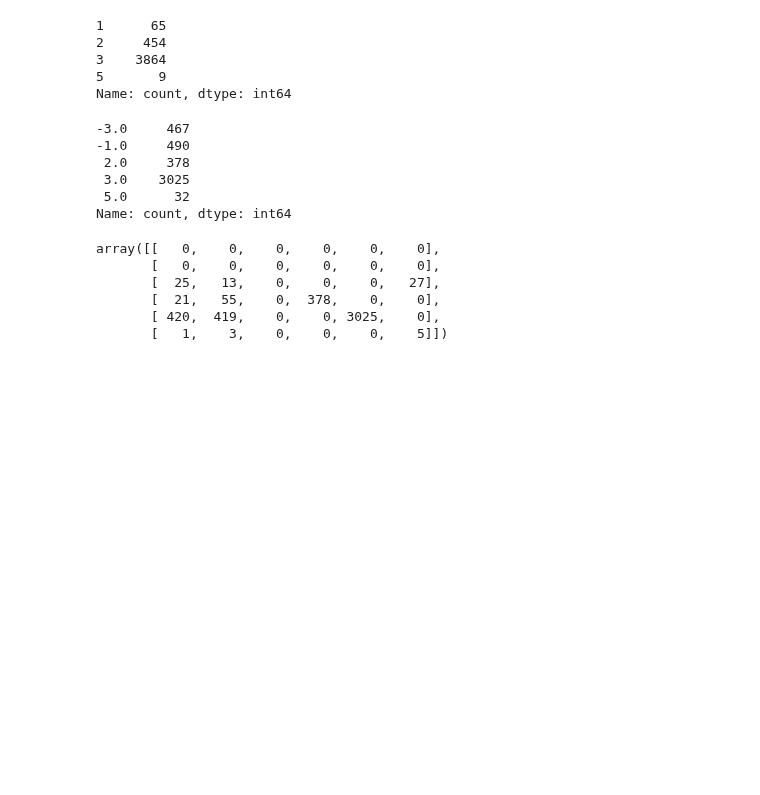
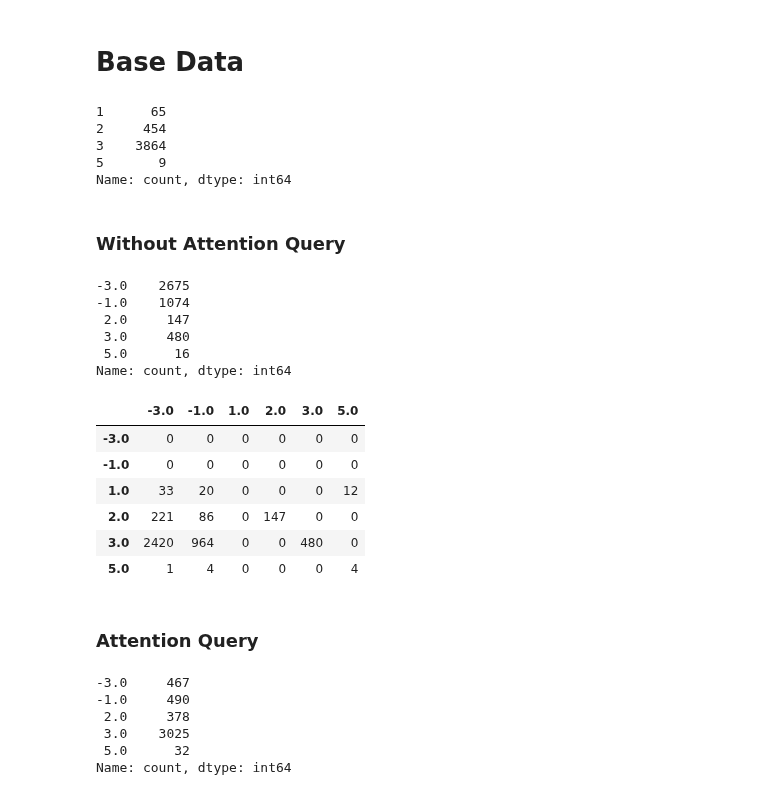
Before and after one commit to MartinStoev00/DeepCASE, a Jupyter notebook: attack.ipynb, the cells around one changed output. Drawn from its saved outputs; the diff is of its cells as text; code cells hidden in the pictures; blank space fills up the shorter version.

```diff
--- a/attack.ipynb
+++ b/attack.ipynb
@@ -372,4 +392,6 @@ def run_bim(context_to_process, events_to_process):
             states[2] += 1
     print(f"incorrect={states[0]} perturbed={states[1]} timeout={states[2]}")
     return to_cuda(torch.tensor(perturbed_collected_main)), to_cuda(torch.tensor(perturbed_indices_main))
+# %% [markdown]
+# Base Data
 # %%
@@ -380,22 +402,37 @@ pd.Series(labels_test.cpu()).value_counts().sort_index()
 3    3864
 5       9
 Name: count, dtype: int64
+# %% [markdown]
+### Without Attention Query
 # %%
 res_normal = interpret(context_test, events_test)
-pd.Series(res_normal).value_counts().sort_index()
+format_series(res_normal)
 # %% [output]
--3.0     467
--1.0     490
- 2.0     378
- 3.0    3025
- 5.0      32
+-3.0    2675
+-1.0    1074
+ 2.0     147
+ 3.0     480
+ 5.0      16
 Name: count, dtype: int64
 # %%
-confusion_matrix(labels_test.cpu(), res_normal, labels=[-3.0, -1.0, 1.0, 2.0, 3.0, 5.0])
+format_confusion_matrix(labels_test.cpu(), res_normal)
 # %% [output]
-array([[   0,    0,    0,    0,    0,    0],
-       [   0,    0,    0,    0,    0,    0],
-       [  25,   13,    0,    0,    0,   27],
-       [  21,   55,    0,  378,    0,    0],
-       [ 420,  419,    0,    0, 3025,    0],
-       [   1,    3,    0,    0,    0,    5]])
+|  | -3.0 | -1.0 | 1.0 | 2.0 | 3.0 | 5.0 |
+| -3.0 | 0 | 0 | 0 | 0 | 0 | 0 |
+| -1.0 | 0 | 0 | 0 | 0 | 0 | 0 |
+| 1.0 | 33 | 20 | 0 | 0 | 0 | 12 |
+| 2.0 | 221 | 86 | 0 | 147 | 0 | 0 |
+| 3.0 | 2420 | 964 | 0 | 0 | 480 | 0 |
+| 5.0 | 1 | 4 | 0 | 0 | 0 | 4 |
+# %% [markdown]
+### Attention Query
+# %%
+res_normal_query = interpret_query(context_test, events_test)
+format_series(res_normal_query)
+# %% [output]
+-3.0     467
+-1.0     490
+ 2.0     378
+ 3.0    3025
+ 5.0      32
+Name: count, dtype: int64
```
Also changed, not shown: parts of 31 cells of this notebook, 6 other files.
